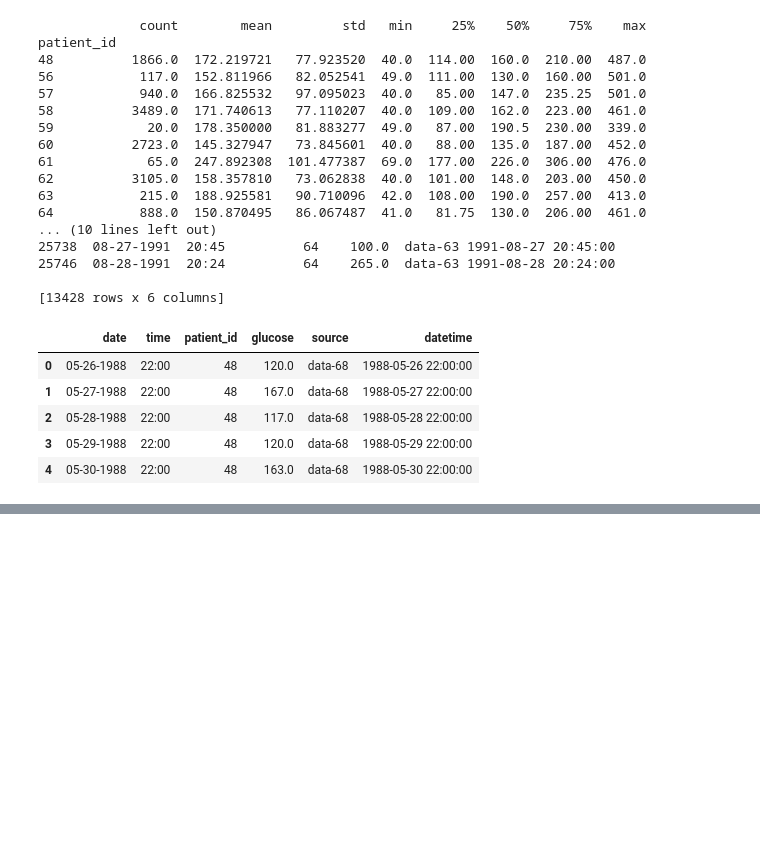
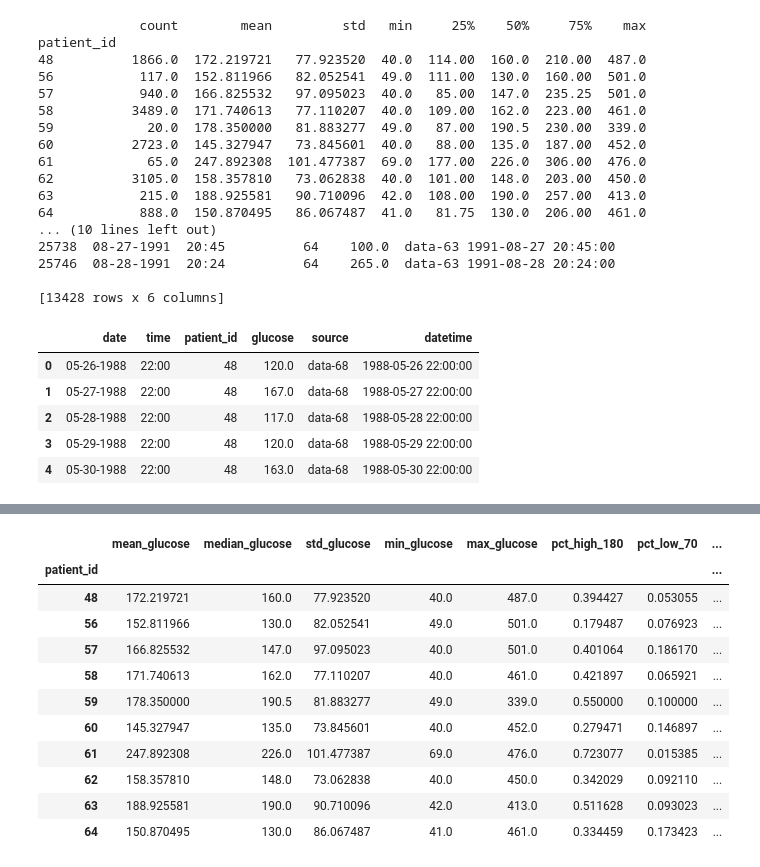
Before and after one commit to John-dotcom-cyber/glycemic-forecasting-study, a Jupyter notebook: preprocessing_data.ipynb, the cells around one changed output, grey strips where cells are left out. Drawn from its saved outputs; the diff is of its cells as text; code cells hidden in the pictures; blank space fills up the shorter version.

```diff
--- a/preprocessing_data.ipynb
+++ b/preprocessing_data.ipynb
@@ -198,0 +250,16 @@ print(df_clean["patient_id"].unique())
+# %%
+#  Statistiques de base
+stats = df_clean.groupby("patient_id")["glucose"].agg(["median", "max", "count"])
+
+# Pourcentage d'hyperglycémies > 180 mg/dL
+high_counts = df_clean[df_clean["glucose"] > 180].groupby("patient_id")["glucose"].count()
+stats["pct_high"] = high_counts / stats["count"]
+
+# Création du label diabetic
+stats["diabetic"] = (
+    (stats["max"] > 200) |
+    (stats["median"] > 140) |
+    (stats["pct_high"] > 0.30)
+)
+
+stats
@@ -198,0 +279,55 @@ print(df_clean["patient_id"].unique())
+# %%
+# Features de base
+features = df_clean.groupby("patient_id")["glucose"].agg(
+    mean_glucose="mean",
+    median_glucose="median",
+    std_glucose="std",
+    min_glucose="min",
+    max_glucose="max"
+)
+
+# Pourcentage d'hyperglycémies
+features["pct_high_180"] = (
+    df_clean[df_clean["glucose"] > 180]
+    .groupby("patient_id")["glucose"]
+    .count() / df_clean.groupby("patient_id")["glucose"].count()
+)
+
+# Pourcentage d'hypoglycémies
+features["pct_low_70"] = (
+    df_clean[df_clean["glucose"] < 70]
+    .groupby("patient_id")["glucose"]
+    .count() / df_clean.groupby("patient_id")["glucose"].count()
+)
+
+# Ajout d'un critère sevère
+features["severe"] = features["mean_glucose"] > 170
+
+# Amplitude
+features["amplitude"] = features["max_glucose"] - features["min_glucose"]
+
+# Coefficient de variation
+features["cv"] = features["std_glucose"] / features["mean_glucose"]
+
+# Ajouter le label diabète
+features = features.merge(stats["diabetic"], on="patient_id")
+
+# Sauvegarde dans un fihcier csv
+
+features.to_csv("features_patient_level.csv", index=True)
+
+# Affichage
+features
+# %% [output]
+|  | mean_glucose | median_glucose | std_glucose | min_glucose | max_glucose | pct_high_180 | pct_low_70 | ... |
+| patient_id |  |  |  |  |  |  |  | ... |
+| 48 | 172.219721 | 160.0 | 77.923520 | 40.0 | 487.0 | 0.394427 | 0.053055 | ... |
+| 56 | 152.811966 | 130.0 | 82.052541 | 49.0 | 501.0 | 0.179487 | 0.076923 | ... |
+| 57 | 166.825532 | 147.0 | 97.095023 | 40.0 | 501.0 | 0.401064 | 0.186170 | ... |
+| 58 | 171.740613 | 162.0 | 77.110207 | 40.0 | 461.0 | 0.421897 | 0.065921 | ... |
+| 59 | 178.350000 | 190.5 | 81.883277 | 49.0 | 339.0 | 0.550000 | 0.100000 | ... |
+| 60 | 145.327947 | 135.0 | 73.845601 | 40.0 | 452.0 | 0.279471 | 0.146897 | ... |
+| 61 | 247.892308 | 226.0 | 101.477387 | 69.0 | 476.0 | 0.723077 | 0.015385 | ... |
+| 62 | 158.357810 | 148.0 | 73.062838 | 40.0 | 450.0 | 0.342029 | 0.092110 | ... |
+| 63 | 188.925581 | 190.0 | 90.710096 | 42.0 | 413.0 | 0.511628 | 0.093023 | ... |
+| 64 | 150.870495 | 130.0 | 86.067487 | 41.0 | 461.0 | 0.334459 | 0.173423 | ... |
```
Also changed, not shown: parts of 5 cells of this notebook, 5 other files.
